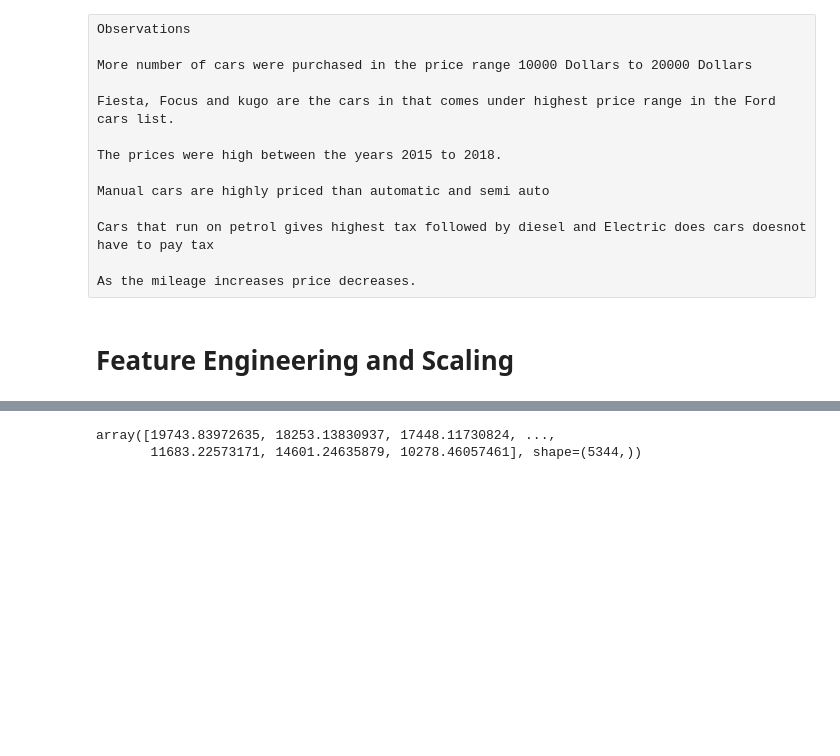
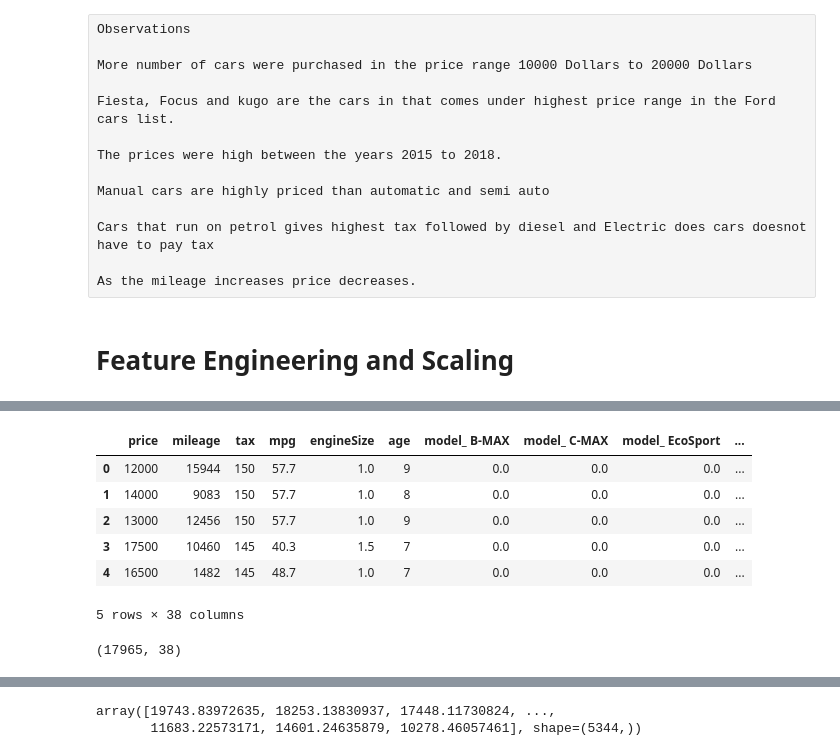
Before and after one commit to princejha-dev/ML-Python-Models, a Jupyter notebook: Car Price Prediction/car.ipynb, the cells around one changed output, grey strips where cells are left out. Saved outputs shown, nothing was run; the diff lists cells and outputs as text; code cells hidden in the pictures; blank space fills up the shorter version.

```diff
--- a/Car Price Prediction/car.ipynb
+++ b/Car Price Prediction/car.ipynb
@@ -338,0 +302,15 @@ X
+# %%
+#year to age
+
+df_cleaned['age'] = 2026 - df_cleaned['year']
+# %%
+df_cleaned = df_cleaned.drop("year",axis=1)
+# %%
+cat_features = ['model','fuelType','transmission']
+
+ohe = OneHotEncoder()
+enc_cols = ohe.fit_transform(df_cleaned[cat_features])
+# %%
+enc_df = pd.DataFrame(enc_cols.toarray(),columns=ohe.get_feature_names_out(cat_features),index=df_cleaned.index)
+
+enc_df.head()
@@ -338,0 +325,17 @@ X
+# %%
+#joning enc features with df_cleaned
+
+df_encoded = pd.concat([df_cleaned.drop(columns=cat_features),enc_df],axis=1)
+df_encoded.head()
+# %% [output]
+|  | price | mileage | tax | mpg | engineSize | age | model_ B-MAX | model_ C-MAX | model_ EcoSport | ... |
+| 0 | 12000 | 15944 | 150 | 57.7 | 1.0 | 9 | 0.0 | 0.0 | 0.0 | ... |
+| 1 | 14000 | 9083 | 150 | 57.7 | 1.0 | 8 | 0.0 | 0.0 | 0.0 | ... |
+| 2 | 13000 | 12456 | 150 | 57.7 | 1.0 | 9 | 0.0 | 0.0 | 0.0 | ... |
+| 3 | 17500 | 10460 | 145 | 40.3 | 1.5 | 7 | 0.0 | 0.0 | 0.0 | ... |
+| 4 | 16500 | 1482 | 145 | 48.7 | 1.0 | 7 | 0.0 | 0.0 | 0.0 | ... |
+5 rows × 38 columns
+# %%
+df_encoded.shape
+# %% [output]
+(17965, 38)
```
Also changed, not shown: parts of 23 cells of this notebook, 1 other file.
